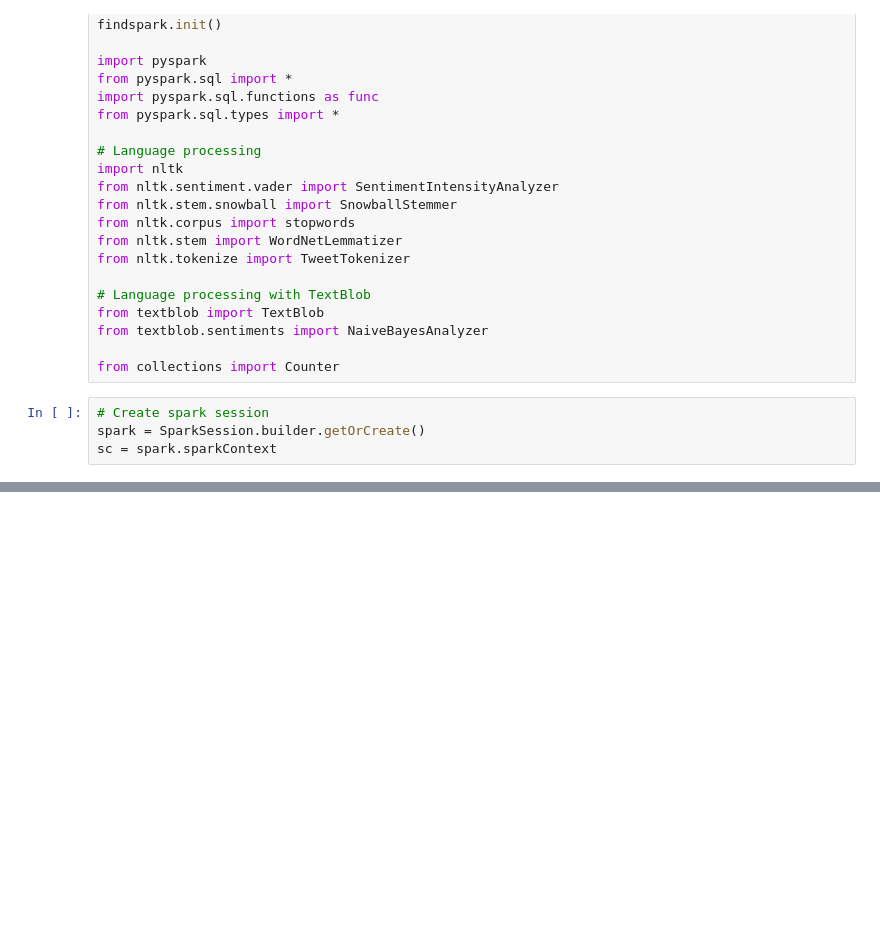
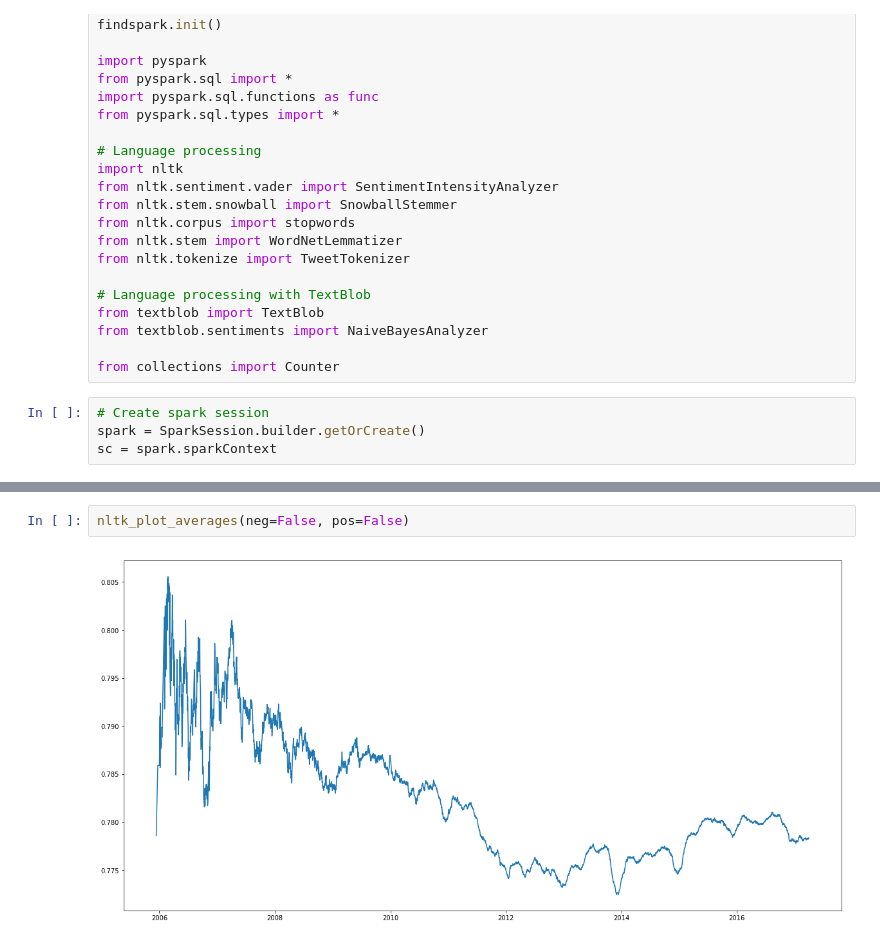
Before and after one commit to MetaHG/Reddit-opinions-polarization, a Jupyter notebook: notebooks/nlp_metrics_analysis.ipynb, the cells around one changed output, grey strips where cells are left out. Saved outputs shown, nothing was run; the diff lists cells and outputs as text; blank space fills up the shorter version.

```diff
--- a/notebooks/nlp_metrics_analysis.ipynb
+++ b/notebooks/nlp_metrics_analysis.ipynb
@@ -233,0 +129,4 @@ pd_percentage
+# %%
+nltk_plot_averages(neg=False, pos=False)
+# %% [output]
+[figure, added]
```
Also changed, not shown: parts of 87 cells of this notebook.
